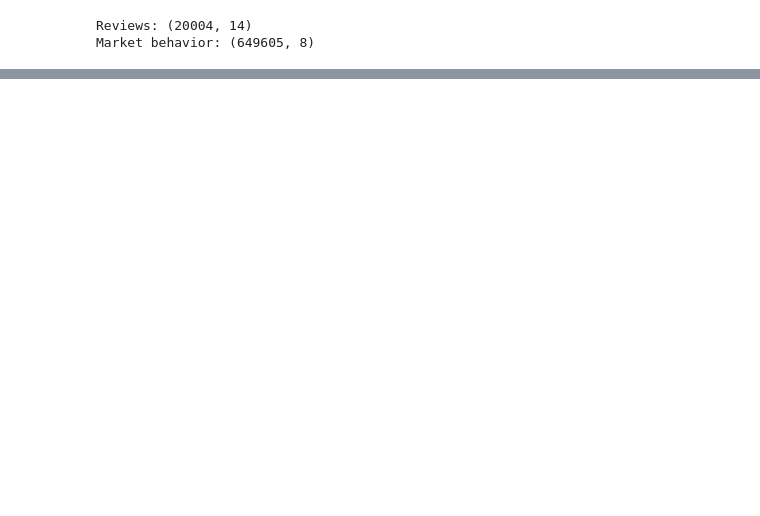
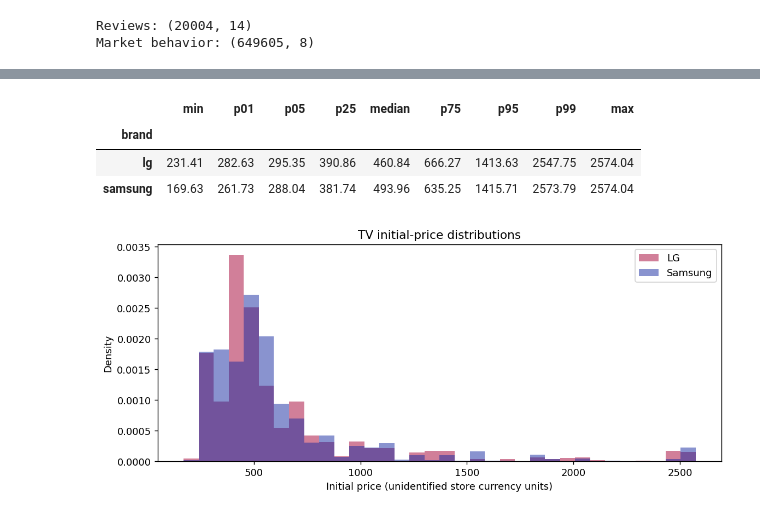
Before and after one commit to Dod0ria/Marketing-Project, a Jupyter notebook: Edoardo_notebook.ipynb, the cells around one changed output, grey strips where cells are left out. Drawn from its saved outputs; the diff is of its cells as text; code cells hidden in the pictures; blank space fills up the shorter version.

```diff
--- a/Edoardo_notebook.ipynb
+++ b/Edoardo_notebook.ipynb
@@ -742,0 +116,25 @@ All end-of-session checks pass.
+# %%
+# 5. Create the analytical table
+# Each row is one viewed user-session-product. Y=1 means a purchase strictly after its first view.
+# Y=0 means no qualifying purchase was observed in this row.
+baseline_full = first_views.merge(last_purchases, on=key, how='left')
+baseline_full = baseline_full.merge(first_carts, on=key, how='left')
+baseline_full['Y'] = (baseline_full['last_purchase'] > baseline_full['first_view']).astype(int)
+baseline_full['has_cart'] = baseline_full['first_cart'].notna()
+baseline_full['purchase_after_cart'] = baseline_full['last_purchase'] > baseline_full['first_cart']
+baseline_full['purchase_without_cart_path'] = (baseline_full['Y'] == 1) & ~baseline_full['purchase_after_cart']
+baseline_full['month'] = baseline_full['first_view'].dt.strftime('%Y-%m')
+
+assert not baseline_full.duplicated(key).any()
+assert baseline_full['Y'].isin([0, 1]).all()
+print('Eligible considerations:', len(baseline_full))
+print('Purchase outcomes:', baseline_full['Y'].sum())
+eligible_events = tv.merge(baseline_full[key], on=key)
+display(pd.DataFrame({
+    'stage': ['Keys containing at least one view'], 'event_rows': [len(eligible_events)],
+    'keys': [len(baseline_full)], 'users': [baseline_full['user_id'].nunique()],
+    'products': [baseline_full['product_id'].nunique()],
+    'purchase_events': [(eligible_events['event_type'] == 'purchase').sum()],
+    'purchase_outcomes': [baseline_full['Y'].sum()],
+    'events_excluded': [len(tv) - len(eligible_events)]
+}))
@@ -742,0 +256,25 @@ All end-of-session checks pass.
+# %%
+# 11. Compare prices
+# Show price quantiles and distributions. Normalised histograms compare shapes despite different sample sizes.
+# No price filter is applied: we will decide after inspecting the graphs and quantiles.
+quantiles = baseline_full.groupby('brand')['initial_price'].quantile([0, .01, .05, .25, .5, .75, .95, .99, 1]).unstack()
+quantiles.columns = ['min', 'p01', 'p05', 'p25', 'median', 'p75', 'p95', 'p99', 'max']
+display(quantiles)
+lg_prices = baseline_full.loc[baseline_full['brand'] == 'lg', 'initial_price']
+samsung_prices = baseline_full.loc[baseline_full['brand'] == 'samsung', 'initial_price']
+bins = np.linspace(baseline_full['initial_price'].min(), baseline_full['initial_price'].max(), 35)
+plt.figure(figsize=(9, 4))
+plt.hist(lg_prices, bins=bins, density=True, alpha=.5, label='LG', color='#A50034')
+plt.hist(samsung_prices, bins=bins, density=True, alpha=.5, label='Samsung', color='#1428A0')
+plt.xlabel('Initial price (unidentified store currency units)')
+plt.ylabel('Density')
+plt.title('TV initial-price distributions')
+plt.legend()
+plt.tight_layout()
+plt.show()
+# %% [output]
+|  | min | p01 | p05 | p25 | median | p75 | p95 | p99 | max |
+| brand |  |  |  |  |  |  |  |  |  |
+| lg | 231.41 | 282.63 | 295.35 | 390.86 | 460.84 | 666.27 | 1413.63 | 2547.75 | 2574.04 |
+| samsung | 169.63 | 261.73 | 288.04 | 381.74 | 493.96 | 635.25 | 1415.71 | 2573.79 | 2574.04 |
+[figure, added]
```
Also changed, not shown: parts of 31 cells of this notebook.
